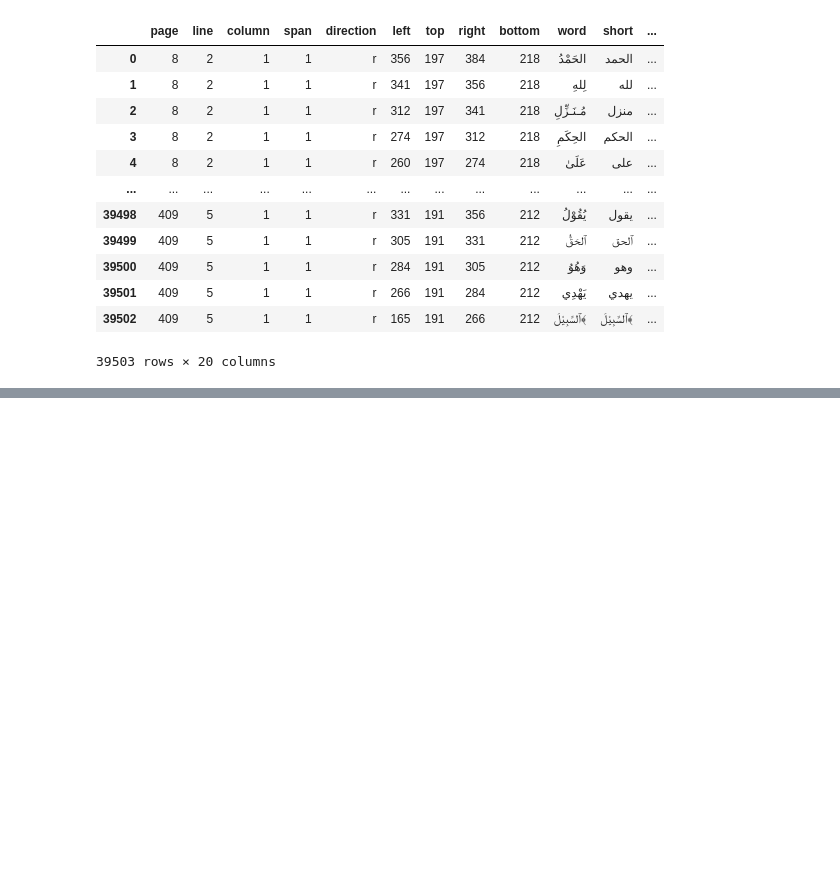
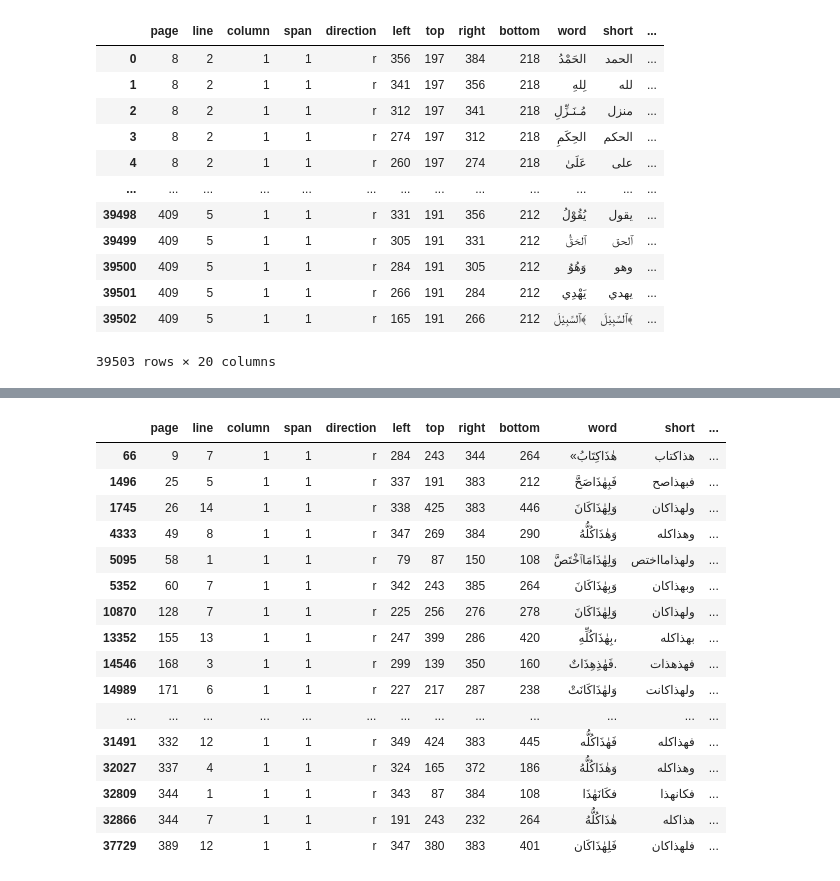
Before and after one commit to among/fusus, a Jupyter notebook: fusust-text-laboratory/SplittingWords.ipynb, the cells around one changed output, grey strips where cells are left out. Saved outputs shown, nothing was run; the diff lists cells and outputs as text; code cells hidden in the pictures; blank space fills up the shorter version.

```diff
--- a/fusust-text-laboratory/SplittingWords.ipynb
+++ b/fusust-text-laboratory/SplittingWords.ipynb
@@ -78,0 +209,20 @@ See the caveats in the documentation: https://pandas.pydata.org/pandas-docs/stab
+# %%
+fusus[(fusus.short.str.contains(pat='هذا'))&(fusus.short.str.len()>5)]
+# %% [output]
+|  | page | line | column | span | direction | left | top | right | bottom | word | short | ... |
+| 66 | 9 | 7 | 1 | 1 | r | 284 | 243 | 344 | 264 | «هٰذَاكِتَابُ | هذاكتاب | ... |
+| 1496 | 25 | 5 | 1 | 1 | r | 337 | 191 | 383 | 212 | فَبِهٰذَاصَحَّ | فبهذاصح | ... |
+| 1745 | 26 | 14 | 1 | 1 | r | 338 | 425 | 383 | 446 | وَلِهٰذَاكَانَ | ولهذاكان | ... |
+| 4333 | 49 | 8 | 1 | 1 | r | 347 | 269 | 384 | 290 | وَهٰذَاكُلُّهُ | وهذاكله | ... |
+| 5095 | 58 | 1 | 1 | 1 | r | 79 | 87 | 150 | 108 | وَلِهٰذَامَاٱخْتَصَّ | ولهذامااختص | ... |
+| 5352 | 60 | 7 | 1 | 1 | r | 342 | 243 | 385 | 264 | وَبِهٰذَاكَانَ | وبهذاكان | ... |
+| 10870 | 128 | 7 | 1 | 1 | r | 225 | 256 | 276 | 278 | وَلِهٰذَاكَانَ | ولهذاكان | ... |
+| 13352 | 155 | 13 | 1 | 1 | r | 247 | 399 | 286 | 420 | بِهٰذَاكُلِّهِ، | بهذاكله | ... |
+| 14546 | 168 | 3 | 1 | 1 | r | 299 | 139 | 350 | 160 | فَهٰذِهِذَاتٌ. | فهذهذات | ... |
+| 14989 | 171 | 6 | 1 | 1 | r | 227 | 217 | 287 | 238 | وَلهٰذَاكَانَتْ | ولهذاكانت | ... |
+| ... | ... | ... | ... | ... | ... | ... | ... | ... | ... | ... | ... | ... |
+| 31491 | 332 | 12 | 1 | 1 | r | 349 | 424 | 383 | 445 | فَهٰذَاكُلُّه | فهذاكله | ... |
+| 32027 | 337 | 4 | 1 | 1 | r | 324 | 165 | 372 | 186 | وَهٰذَاكُلُّهُ | وهذاكله | ... |
+| 32809 | 344 | 1 | 1 | 1 | r | 343 | 87 | 384 | 108 | فكَانَهٰذَا | فكانهذا | ... |
+| 32866 | 344 | 7 | 1 | 1 | r | 191 | 243 | 232 | 264 | هٰذَاكُلُّهُ | هذاكله | ... |
+| 37729 | 389 | 12 | 1 | 1 | r | 347 | 380 | 383 | 401 | فَلِهٰذَاكَان | فلهذاكان | ... |
```
Also changed, not shown: parts of 22 cells of this notebook, 1 other file.
